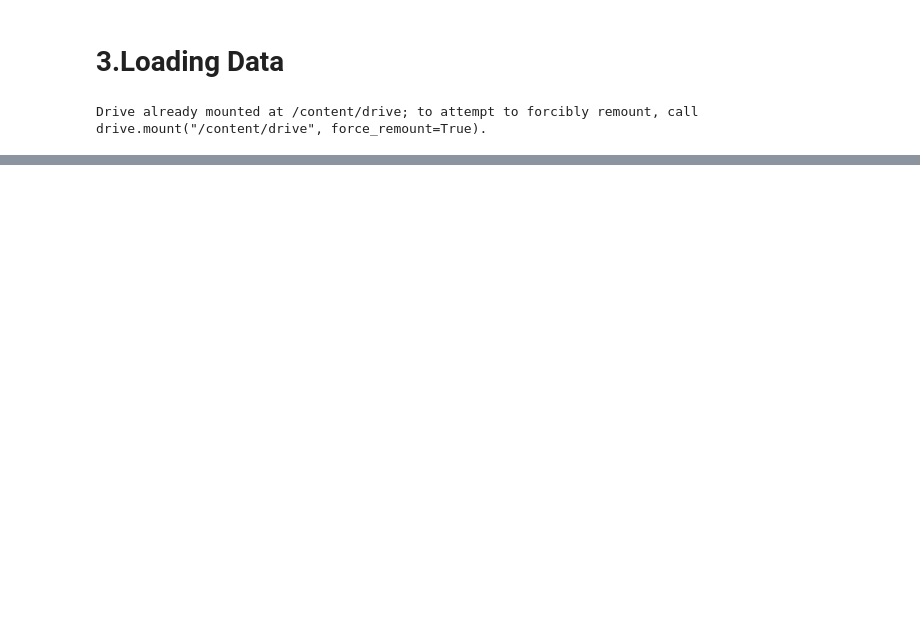
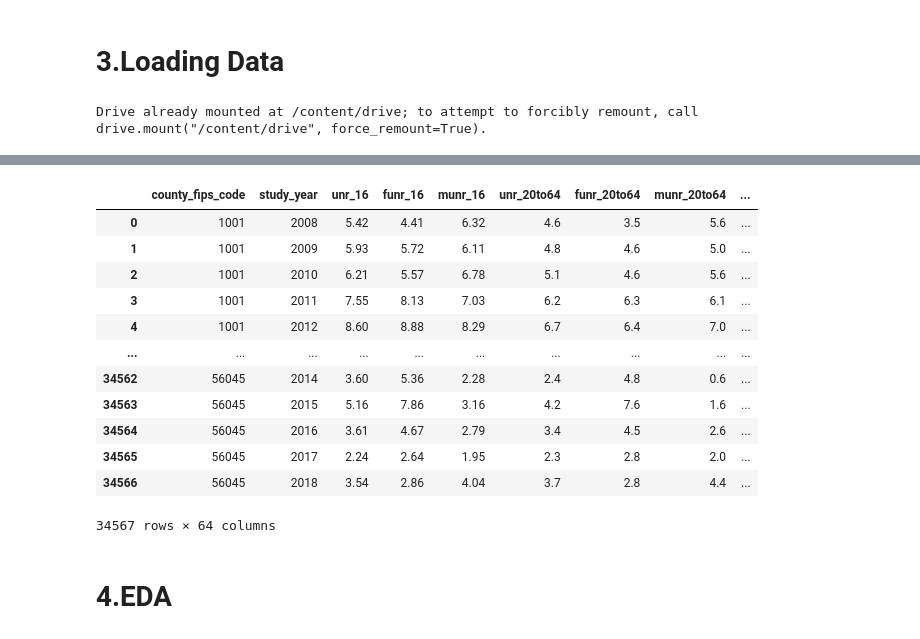
Before and after one commit to shonnvs-code/Team4-A1-BA820-Project, a Jupyter notebook: Shon_Shaju_ProjectM2_Q2_BA820_Team_4_Childcare_Costs.ipynb, the cells around one changed output, grey strips where cells are left out. Saved outputs shown, nothing was run; the diff lists cells and outputs as text; code cells hidden in the pictures; blank space fills up the shorter version.

```diff
--- a/Shon_Shaju_ProjectM2_Q2_BA820_Team_4_Childcare_Costs.ipynb
+++ b/Shon_Shaju_ProjectM2_Q2_BA820_Team_4_Childcare_Costs.ipynb
@@ -26,9 +38,8 @@ from sklearn.decomposition import PCA
 # %%
-childcare = pd.read_csv("childcare_costs.csv")
-counties  = pd.read_csv("counties.csv")
+childcare = pd.read_csv('/content/drive/MyDrive/childcare_costs.csv')
+counties  = pd.read_csv('/content/drive/MyDrive/counties.csv')
 
 print("childcare shape:", childcare.shape)
 print("counties shape:", counties.shape)
-
-df = childcare.merge(counties, on="county_fips_code", how="left")
+childcare.head()
 # %% [output]
@@ -35,0 +55,20 @@ FileNotFoundError: [Errno 2] No such file or directory: 'childcare_costs.csv'
+# %%
+# mereging both the data sets
+df = childcare.merge(counties, on="county_fips_code", how="left")
+df
+# %% [output]
+|  | county_fips_code | study_year | unr_16 | funr_16 | munr_16 | unr_20to64 | funr_20to64 | munr_20to64 | ... |
+| 0 | 1001 | 2008 | 5.42 | 4.41 | 6.32 | 4.6 | 3.5 | 5.6 | ... |
+| 1 | 1001 | 2009 | 5.93 | 5.72 | 6.11 | 4.8 | 4.6 | 5.0 | ... |
+| 2 | 1001 | 2010 | 6.21 | 5.57 | 6.78 | 5.1 | 4.6 | 5.6 | ... |
+| 3 | 1001 | 2011 | 7.55 | 8.13 | 7.03 | 6.2 | 6.3 | 6.1 | ... |
+| 4 | 1001 | 2012 | 8.60 | 8.88 | 8.29 | 6.7 | 6.4 | 7.0 | ... |
+| ... | ... | ... | ... | ... | ... | ... | ... | ... | ... |
+| 34562 | 56045 | 2014 | 3.60 | 5.36 | 2.28 | 2.4 | 4.8 | 0.6 | ... |
+| 34563 | 56045 | 2015 | 5.16 | 7.86 | 3.16 | 4.2 | 7.6 | 1.6 | ... |
+| 34564 | 56045 | 2016 | 3.61 | 4.67 | 2.79 | 3.4 | 4.5 | 2.6 | ... |
+| 34565 | 56045 | 2017 | 2.24 | 2.64 | 1.95 | 2.3 | 2.8 | 2.0 | ... |
+| 34566 | 56045 | 2018 | 3.54 | 2.86 | 4.04 | 3.7 | 2.8 | 4.4 | ... |
+34567 rows × 64 columns
+# %% [markdown]
+# **4.EDA**
```
Also changed, not shown: parts of 4 cells of this notebook.
